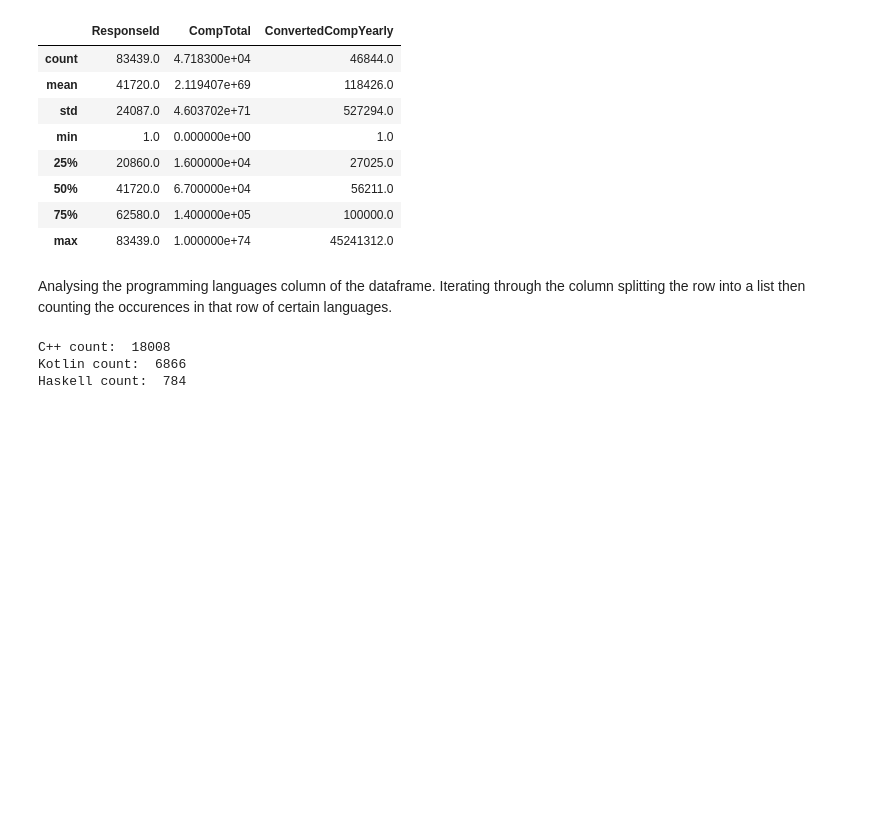
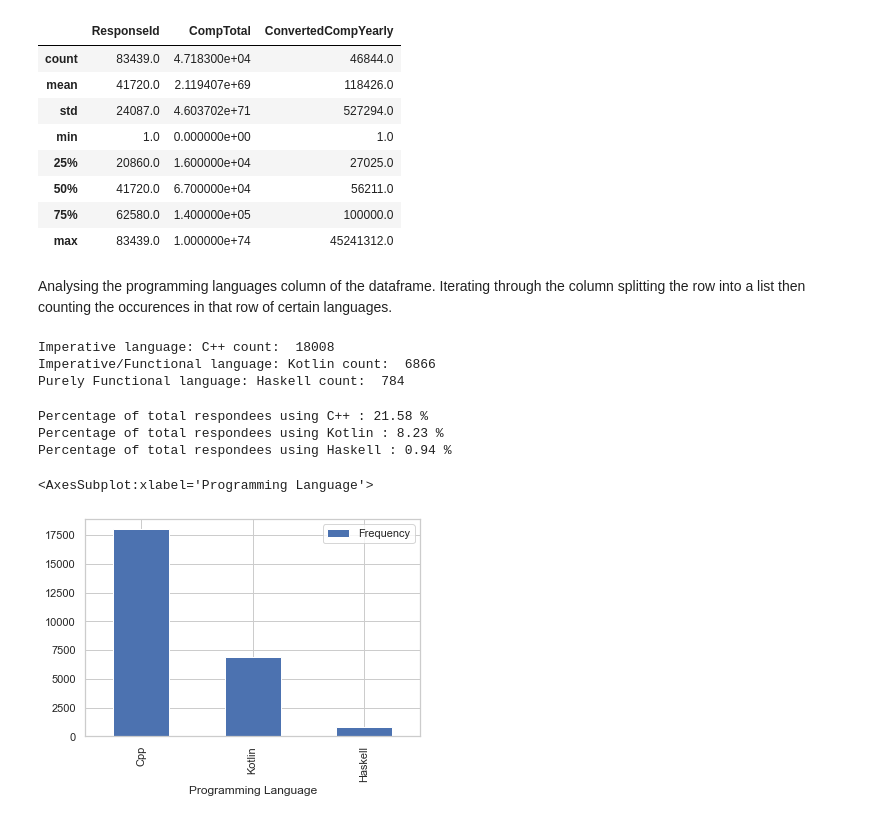
Before and after one commit to data301-2021-winter1/project-group13-project, a Jupyter notebook: notebooks/analysis1.ipynb, the cells around one changed output. Drawn from its saved outputs; the diff is of its cells as text; code cells hidden in the pictures; blank space fills up the shorter version.

Commit message:
Update analysis1.ipynb
Made a histogram of the 3 programming languages

```diff
--- a/notebooks/analysis1.ipynb
+++ b/notebooks/analysis1.ipynb
@@ -91,6 +93,7 @@ Analysing the programming languages column of the dataframe. Iterating through t
 count_cpp = 0
 count_kotlin = 0
 count_haskell = 0
+
 
 for index, row in df.iterrows():
     str_row = str(row['LanguageHaveWorkedWith'])
@@ -102,10 +105,26 @@ for index, row in df.iterrows():
     elif ('Haskell' in list_row):
         count_haskell += 1
 
-print("C++ count: ", count_cpp)
-print("Kotlin count: ", count_kotlin)
-print("Haskell count: ", count_haskell)
+print("Imperative language: C++ count: ", count_cpp)
+print("Imperative/Functional language: Kotlin count: ", count_kotlin)
+print("Purely Functional language: Haskell count: ", count_haskell)
 # %% [output]
-C++ count:  18008
-Kotlin count:  6866
-Haskell count:  784
+Imperative language: C++ count:  18008
+Imperative/Functional language: Kotlin count:  6866
+Purely Functional language: Haskell count:  784
+# %%
+total_respondees = df.shape[0]
+print("Percentage of total respondees using C++ :", round((count_cpp/total_respondees)*100,2 ),"%" )
+print("Percentage of total respondees using Kotlin :", round((count_kotlin/total_respondees)*100,2 ),"%" )
+print("Percentage of total respondees using Haskell :", round((count_haskell/total_respondees)*100,2 ),"%" )
+# %% [output]
+Percentage of total respondees using C++ : 21.58 %
+Percentage of total respondees using Kotlin : 8.23 %
+Percentage of total respondees using Haskell : 0.94 %
+# %%
+languages_counts = [('Cpp',count_cpp),('Kotlin',count_kotlin),('Haskell',count_haskell)]
+lang_df = pd.DataFrame(languages_counts, columns = ['Programming Language','Frequency'])
+lang_df.plot(kind='bar',x='Programming Language')
+# %% [output]
+<AxesSubplot:xlabel='Programming Language'>
+[figure, added]
```
Also changed, not shown: parts of 1 cell of this notebook.
